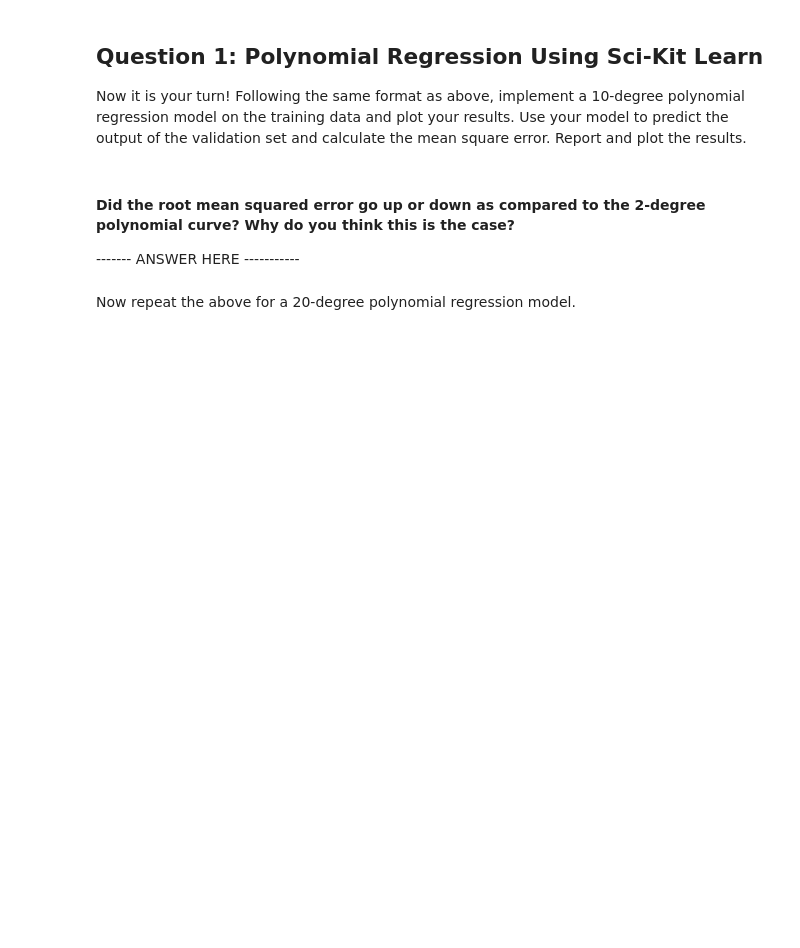
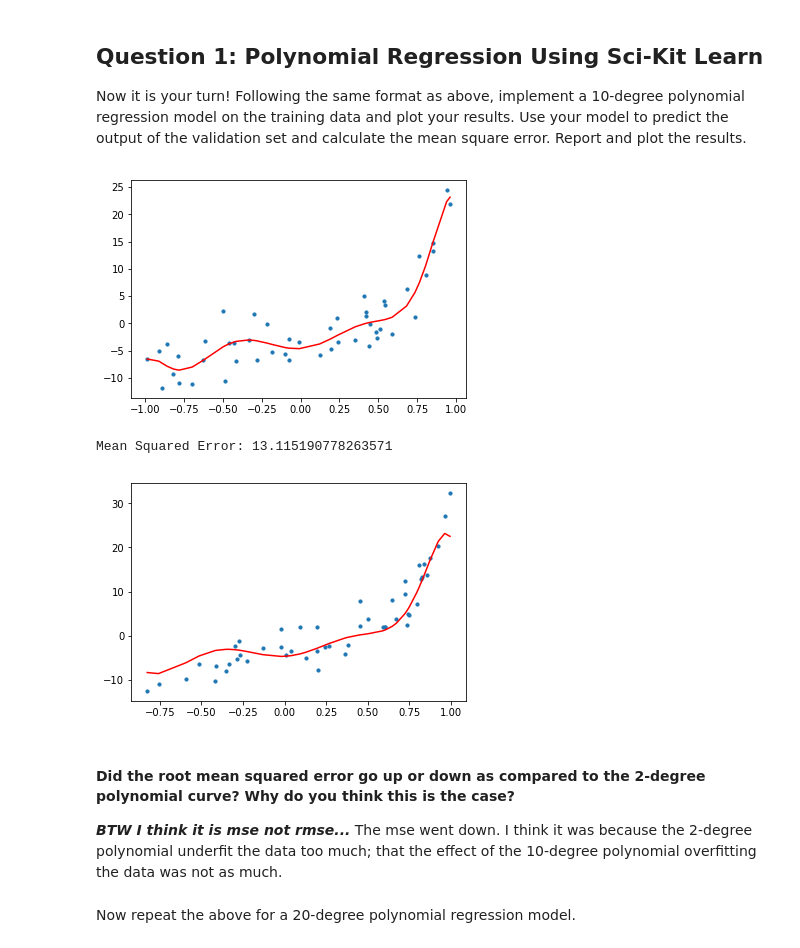
Before and after one commit to McGillAISociety/mais-bootcamp-w2019, a Jupyter notebook: Assignment2/Assignment 2.ipynb, the cells around one changed output. Drawn from its saved outputs; the diff is of its cells as text; code cells hidden in the pictures; blank space fills up the shorter version.

```diff
--- a/Assignment2/Assignment 2.ipynb
+++ b/Assignment2/Assignment 2.ipynb
@@ -122,16 +122,34 @@ Mean Squared Error: 20.485214511024225
 Now it is your turn! Following the same format as above, implement a 10-degree polynomial regression model on the training data and plot your results. Use your model to predict the output of the validation set and calculate the mean square error. Report and plot the results.
 # %%
 ### YOUR CODE HERE - Fit a 10-degree polynomial using Sci-Kit Learn
+polynomial_features = PolynomialFeatures(degree=10) # The only thing changed here is the degree
+x_poly = polynomial_features.fit_transform(train_x)
+model = LinearRegression()
+model.fit(x_poly, train_y)
+y_poly_pred = model.predict(x_poly)
 
 ### YOUR CODE HERE - Plot your the curve on the training data set
+plt.scatter(train_x, train_y, s=10)
+plt.plot(train_x, y_poly_pred, color='r')
+plt.show()
 
 ### YOUR CODE HERE - Use model to predict output of validation set
+valid_y_poly_pred = model.predict(polynomial_features.fit_transform(valid_x))
 
 ### YOUR CODE HERE - Calculate the RMSE. Report and plot the curve on the validation set.
+plt.scatter(valid_x, valid_y, s=10)
+plt.plot(valid_x, valid_y_poly_pred, color='r')
+plt.show()
+print("Mean Squared Error: {}".format(mean_squared_error(valid_y, valid_y_poly_pred)))
+# %% [output]
+[figure, added]
+Mean Squared Error: 13.115190778263571
+[figure, added]
 # %% [markdown]
 #### Did the root mean squared error go up or down as compared to the 2-degree polynomial curve? Why do you think this is the case?
 
-------- ANSWER HERE -----------
+***BTW I think it is mse not rmse...***
+The mse went down. I think it was because the 2-degree polynomial underfit the data too much; that the effect of the 10-degree polynomial overfitting the data was not as much.
 # %% [markdown]
 Now repeat the above for a 20-degree polynomial regression model.
 # %%
```
Also changed, not shown: parts of 11 cells of this notebook.
